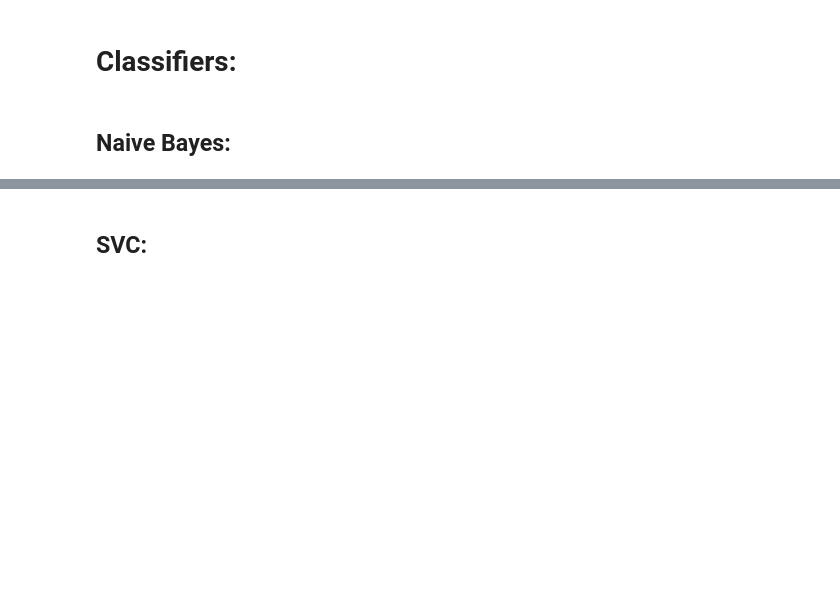
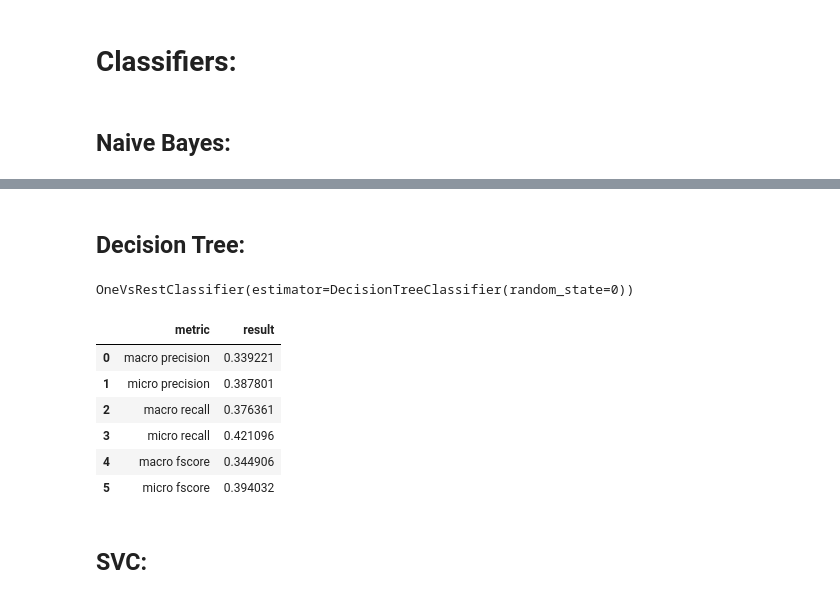
Before and after one commit to AutomatedCTRAnalysis/2aCTI, a Jupyter notebook: Notebook/tactics_model.ipynb, the cells around one changed output, grey strips where cells are left out. Saved outputs shown, nothing was run; the diff lists cells and outputs as text; code cells hidden in the pictures; blank space fills up the shorter version.

```diff
--- a/Notebook/tactics_model.ipynb
+++ b/Notebook/tactics_model.ipynb
@@ -152,3 +173,22 @@ evaluation(y_pred, Y_test)
+# %% [markdown]
+## Decision Tree:
+# %%
+dt = OneVsRestClassifier(DecisionTreeClassifier(random_state=0))
+dt.fit(X_train, Y_train)
+# %% [output]
+OneVsRestClassifier(estimator=DecisionTreeClassifier(random_state=0))
+# %%
+Y_pred = pd.DataFrame(dt.predict(X_test), columns=Y_test.columns)
+# %%
+evaluation(Y_pred, Y_test)
+# %% [output]
+|  | metric | result |
+| 0 | macro precision | 0.339221 |
+| 1 | micro precision | 0.387801 |
+| 2 | macro recall | 0.376361 |
+| 3 | micro recall | 0.421096 |
+| 4 | macro fscore | 0.344906 |
+| 5 | micro fscore | 0.394032 |
 # %% [markdown]
 ## SVC:
 # %%
```
Also changed, not shown: parts of 32 cells of this notebook, 2 other files.
